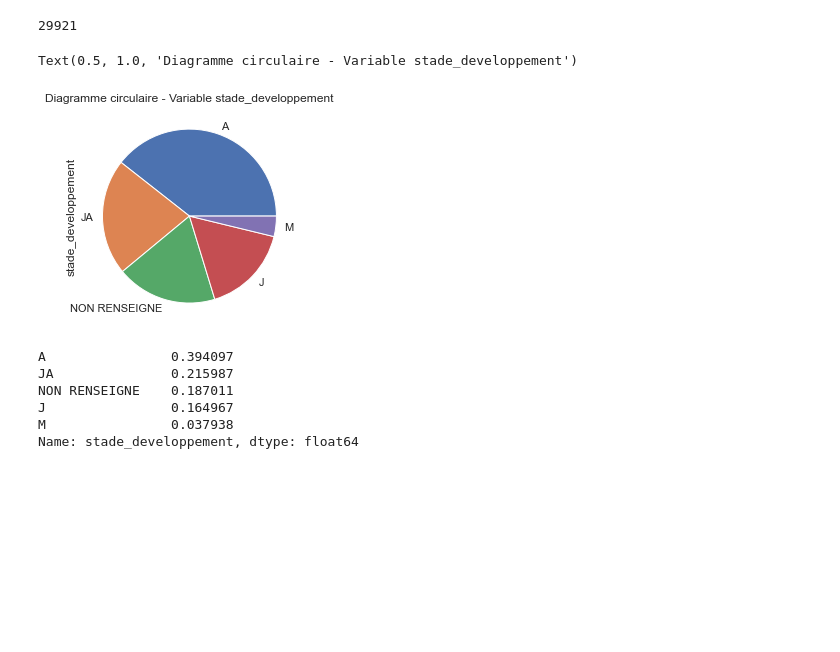
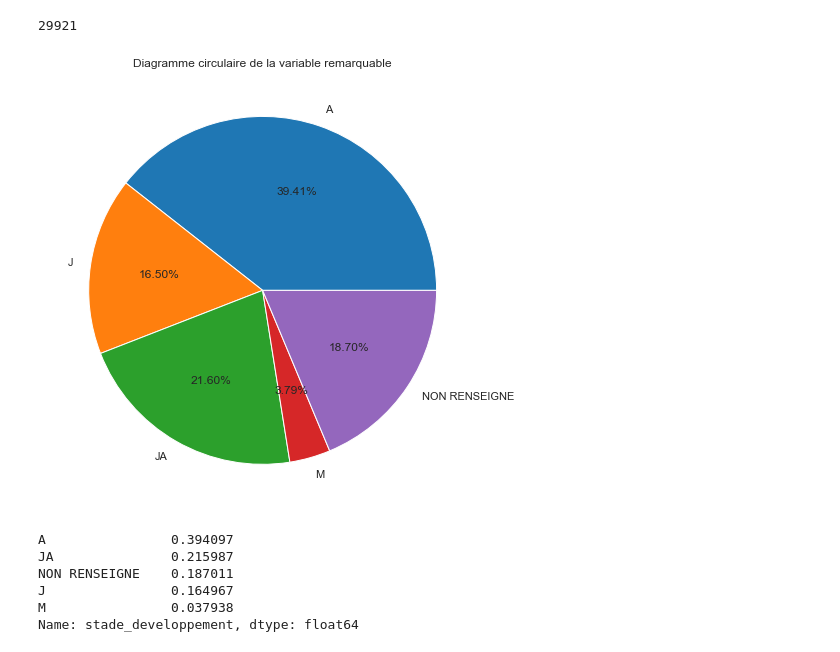
Before and after one commit to AurelieAAN/OP_Projet2, a Jupyter notebook: Scripts_Analyse01.ipynb, the cells around one changed output. Cells and saved outputs as stored; diff of their text form; code cells hidden in the pictures; blank space fills up the shorter version.

```diff
--- a/Scripts_Analyse01.ipynb
+++ b/Scripts_Analyse01.ipynb
@@ -924,8 +921,0 @@ Nous avons à présent 16 catégories. Réalisons un diagramme circulaire.
-# %%
-t = pd.crosstab(data["libelle_francais"], "freq", normalize=True)
-t = t.assign(libelle_francais = t.index, freq = 100 * t.freq)
-plt.figure(figsize=(18,8))
-plt.pie(t.freq, labels = t.libelle_francais,  autopct='%.0f%%')
-my_circle = plt.Circle((0,0), 0.4, color='white')
-p = plt.gcf()
-p.gca().add_artist(my_circle)
@@ -1084,0 +1096,8 @@ Text(0.5, 1.0, 'Diagramme circulaire - Variable Remarquable')
+# %%
+def graph_pie(data, column, title, colors_i):
+    t = pd.crosstab(data, "freq", normalize=True)
+    t = t.assign(column = t.index, freq = 100 * t.freq)
+    color_palette_list = colors_i
+    plt.figure(figsize=(18,8))
+    plt.pie(t.freq, labels = t.column,  autopct='%.2f%%', colors=color_palette_list)
+    plt.title(title)
@@ -1091,10 +1114,10 @@ data["stade_developpement"].isnull().sum()
 # %% [output]
 29921
 # %%
-data["stade_developpement"].value_counts(normalize=True).plot(kind='pie').set_title("Diagramme circulaire - Variable stade_developpement")
+graph_pie(data["stade_developpement"], "stade_developpement", "Diagramme circulaire de la variable remarquable",
+          ['tab:blue', 'tab:orange', 'tab:green','tab:red', 'tab:purple'])
 # %% [output]
-Text(0.5, 1.0, 'Diagramme circulaire - Variable stade_developpement')
-[figure, old version]
+[figure, new version]
 # %%
 data["stade_developpement"].value_counts(normalize=True)
 # %% [output]
```
Also changed, not shown: parts of 107 cells of this notebook.
